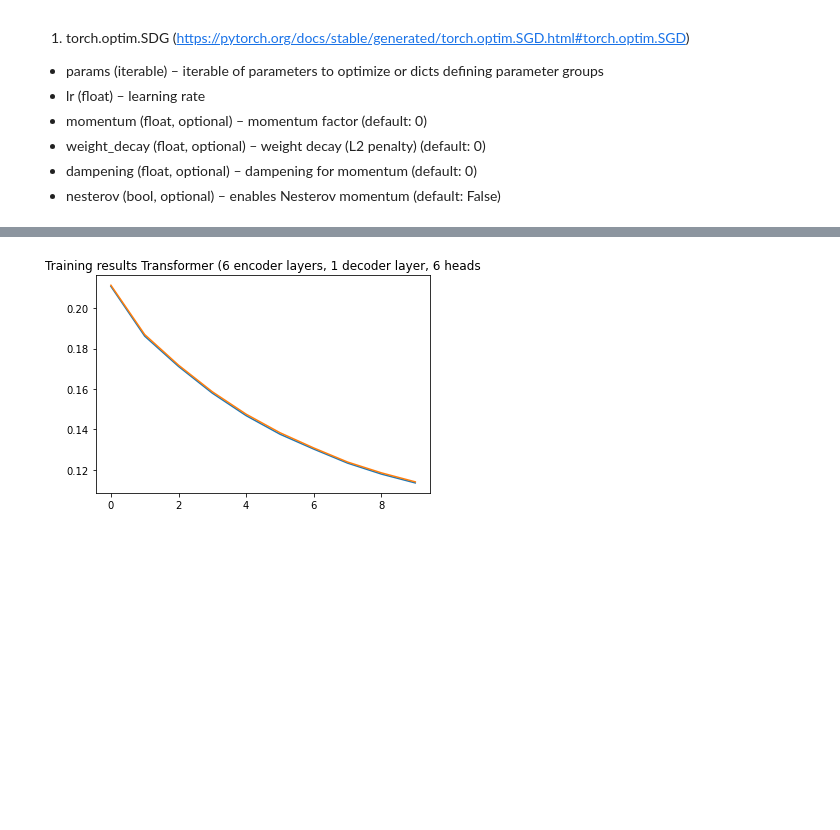
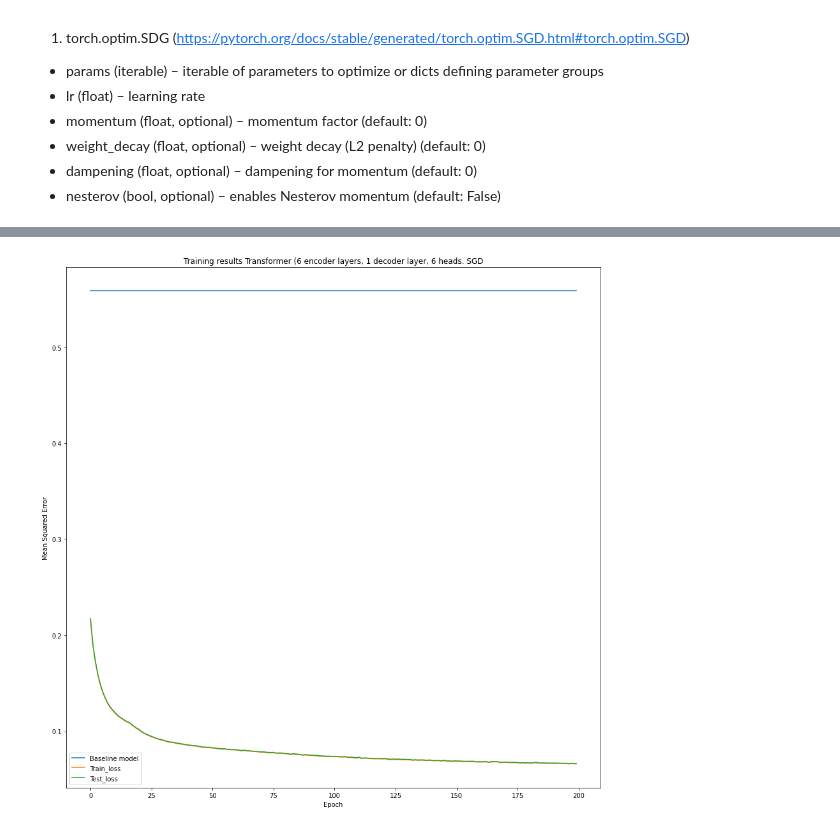
Before and after one commit to SergioTallo/Multivariate_Time_Series_Prediction_Transformers, a Jupyter notebook: bsc_arbeit.ipynb, the cells around one changed output, grey strips where cells are left out. Drawn from its saved outputs; the diff is of its cells as text; code cells hidden in the pictures; blank space fills up the shorter version.

```diff
--- a/bsc_arbeit.ipynb
+++ b/bsc_arbeit.ipynb
@@ -876,17 +877,6 @@ Using the already written pytorch library for Transformers:
 * num_layers – the number of sub-decoder-layers in the decoder (required).
 * norm – the layer normalization component (optional).
 # %%
-def positional_encoding(seq_len: int, dim_model: int, device):
-
-    position_encoding = torch.zeros(seq_len, dim_model)
-    for pos in range(seq_len):
-      for i in range(0, int(dim_model / 2)):
-        position_encoding[pos, 2 * i] = math.sin(pos / (10000 ** ((2 * i)/dim_model)))
-        position_encoding[pos, (2 * i) + 1] = math.cos(pos / (10000 ** ((2 * i)/dim_model)))
-
-    return position_encoding.to(device)
-
-
 class Transformer(nn.Module):
     def __init__(self, feature_size, output_size, num_encoder_layers, num_heads, num_decoder_layers, device, dim_feedforward: int=2048, dropout: float =0.1, batch_first: bool = False):
         super(Transformer, self).__init__()
@@ -903,12 +893,22 @@ class Transformer(nn.Module):
     def generate_square_mask(self, dim):
         return torch.triu(torch.ones(dim, dim) * float('-inf'), diagonal=1).to(self.device)
 
+    def positional_encoding(seq_len: int, dim_model: int, device):
+
+        position_encoding = torch.zeros(seq_len, dim_model)
+        for pos in range(seq_len):
+          for i in range(0, int(dim_model / 2)):
+            position_encoding[pos, 2 * i] = math.sin(pos / (10000 ** ((2 * i)/dim_model)))
+            position_encoding[pos, (2 * i) + 1] = math.cos(pos / (10000 ** ((2 * i)/dim_model)))
+
+        return position_encoding.to(device)
+
     def forward (self, enc_input, dec_input):
 
         mask = self.generate_square_mask(len(enc_input))
 
-        src_pos_enc = enc_input + positional_encoding(seq_len= enc_input.shape[1], dim_model= enc_input.shape[2], device= self.device)
-        src_pos_dec = dec_input + positional_encoding(seq_len= dec_input.shape[1], dim_model= dec_input.shape[2], device= self.device)
+        src_pos_enc = enc_input + self.positional_encoding(seq_len= enc_input.shape[1], dim_model= enc_input.shape[2], device= self.device)
+        src_pos_dec = dec_input + self.positional_encoding(seq_len= dec_input.shape[1], dim_model= dec_input.shape[2], device= self.device)
 
         output = self.encoder (src=src_pos_enc, mask=None)
         output = self.decoder (tgt= src_pos_dec, memory= output, tgt_mask=mask, memory_mask=None)
@@ -1010,7 +1010,7 @@ if continue_training is False:
                       device = device,
                       batch_first=False)
 
-n_epochs = 10
+n_epochs = 200
 
 print('Setup model Ok')
 
@@ -1023,7 +1023,7 @@ print('Setup optimizer Ok')
 train_transformer = True
 
 if train_transformer is True:
-  trained_model_transformer, train_losses, test_losses = training_transformer(
+  trained_model_transformer, train_losses_1, test_losses_1 = training_transformer(
       model= model_transformer,
       optimizer= optimizer,
       criterion= criterion,
@@ -1057,23 +1070,26 @@ KeyboardInterrupt: ignored
 # %%
 if train_transformer is True:
 
   # Show results of the loss function
 
-  fig = plt.figure()
+  fig = plt.figure(figsize = (15,15))
 
   ax = fig.add_subplot(111)
   plt.ion()
 
   fig.show()
   fig.canvas.draw()
 
-  baseline = [base_line_loss for i in range(len(train_losses))]
-  ax.plot(baseline)
+  baseline = [base_line_loss for i in range(len(train_losses_1))]
+  ax.plot(baseline, label= 'Baseline model')
 
 
-  ax.plot([np.mean(i) for i in train_losses])
-  ax.plot([np.mean(i) for i in test_losses])
-  ax.set_title("Training results Transformer (6 encoder layers, 1 decoder layer, 6 heads")
+  ax.plot([np.mean(i) for i in train_losses_1], label= 'Train_loss')
+  ax.plot([np.mean(i) for i in test_losses_1], label= 'Test_loss')
+  ax.set_title("Training results Transformer (6 encoder layers, 1 decoder layer, 6 heads. SGD")
+  ax.set_xlabel('Epoch')
+  ax.set_ylabel('Mean Squared Error')
+  ax.legend()
   fig.canvas.draw()
 # %% [output]
-[figure, old version]
+[figure, new version]
```
Also changed, not shown: parts of 13 cells of this notebook.
